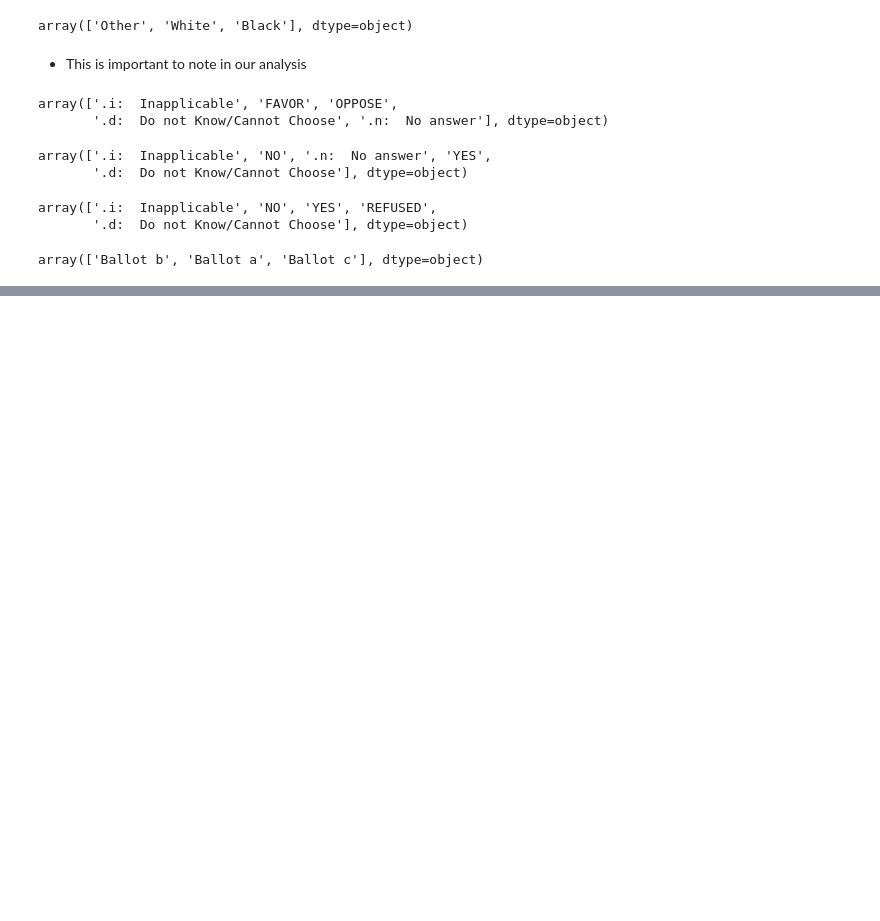
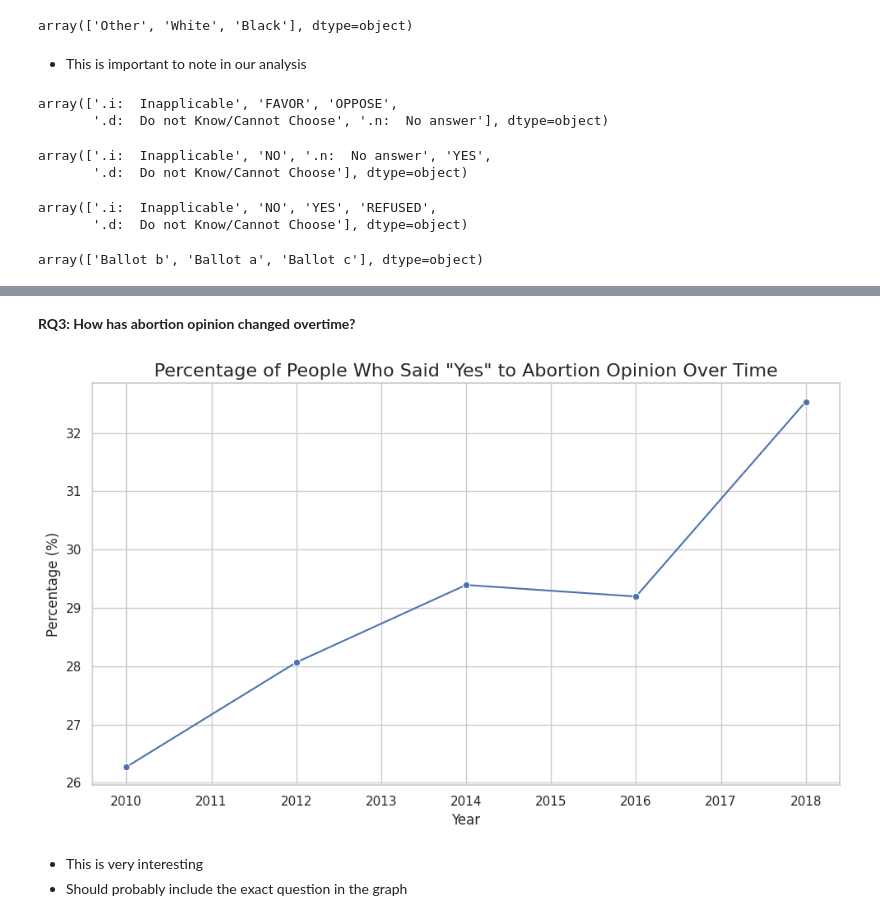
Before and after one commit to kimberlyyliuu/EDA, a Jupyter notebook: lab/gss.ipynb, the cells around one changed output, grey strips where cells are left out. Saved outputs shown, nothing was run; the diff lists cells and outputs as text; code cells hidden in the pictures; blank space fills up the shorter version.

```diff
--- a/lab/gss.ipynb
+++ b/lab/gss.ipynb
@@ -231,0 +343,29 @@ array(['Ballot b', 'Ballot a', 'Ballot c'], dtype=object)
+# %% [markdown]
+**RQ3: How has abortion opinion changed overtime?**
+# %%
+import seaborn as sns
+
+# Calculate percentage of "Yes" responses to 'abany' by year
+df_abany = df.groupby('year')['abany'].value_counts(normalize=True).unstack().fillna(0)
+df_abany['pct_yes'] = df_abany['YES'] * 100  # Convert proportion to percentage
+
+# Create the lineplot for pct_yes over time
+plt.figure(figsize=(10, 6))
+sns.lineplot(data=df_abany, x=df_abany.index, y='pct_yes', marker='o', color='b')
+
+# Title and labels
+plt.title('Percentage of People Who Said "Yes" to Abortion Opinion Over Time', fontsize=16)
+plt.xlabel('Year', fontsize=12)
+plt.ylabel('Percentage (%)', fontsize=12)
+plt.grid(True)
+
+# Display the plot
+plt.tight_layout()
+plt.show()
+# %% [output]
+[figure, added]
+# %% [markdown]
+
+
+*   This is very interesting
+*   Should probably include the exact question in the graph
```
Also changed, not shown: parts of 14 cells of this notebook.
